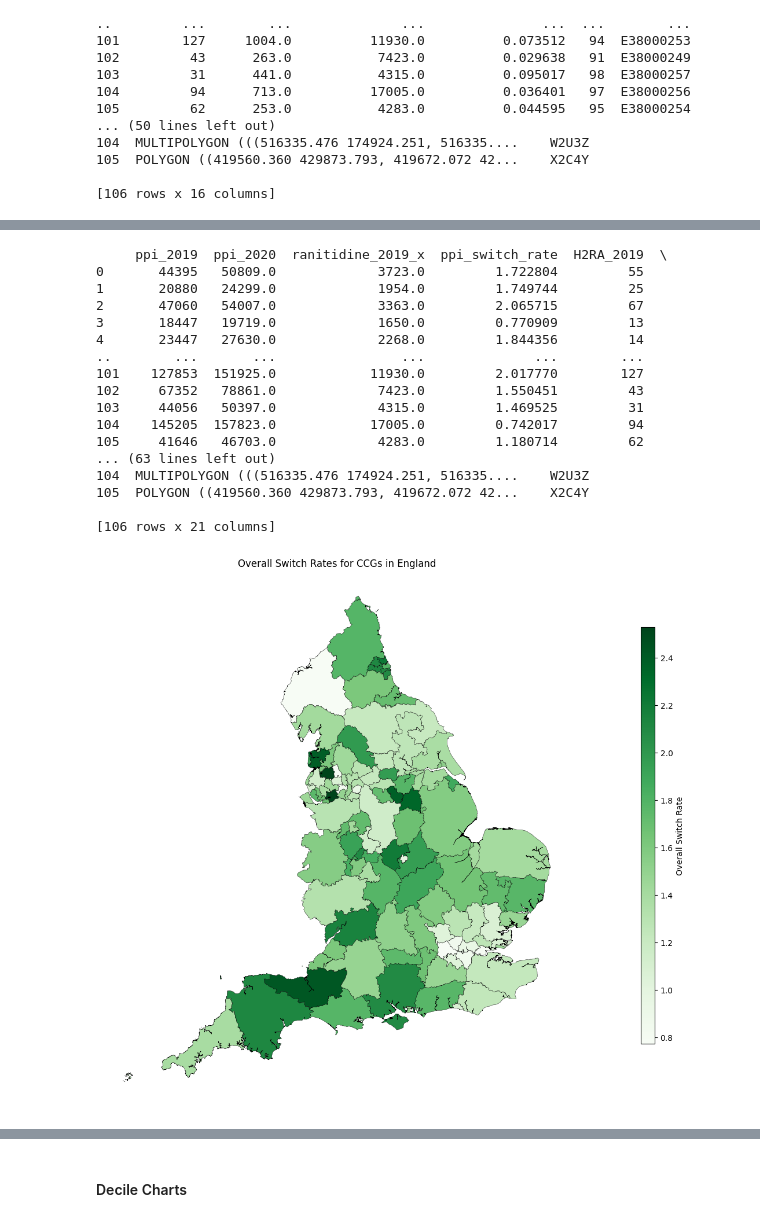
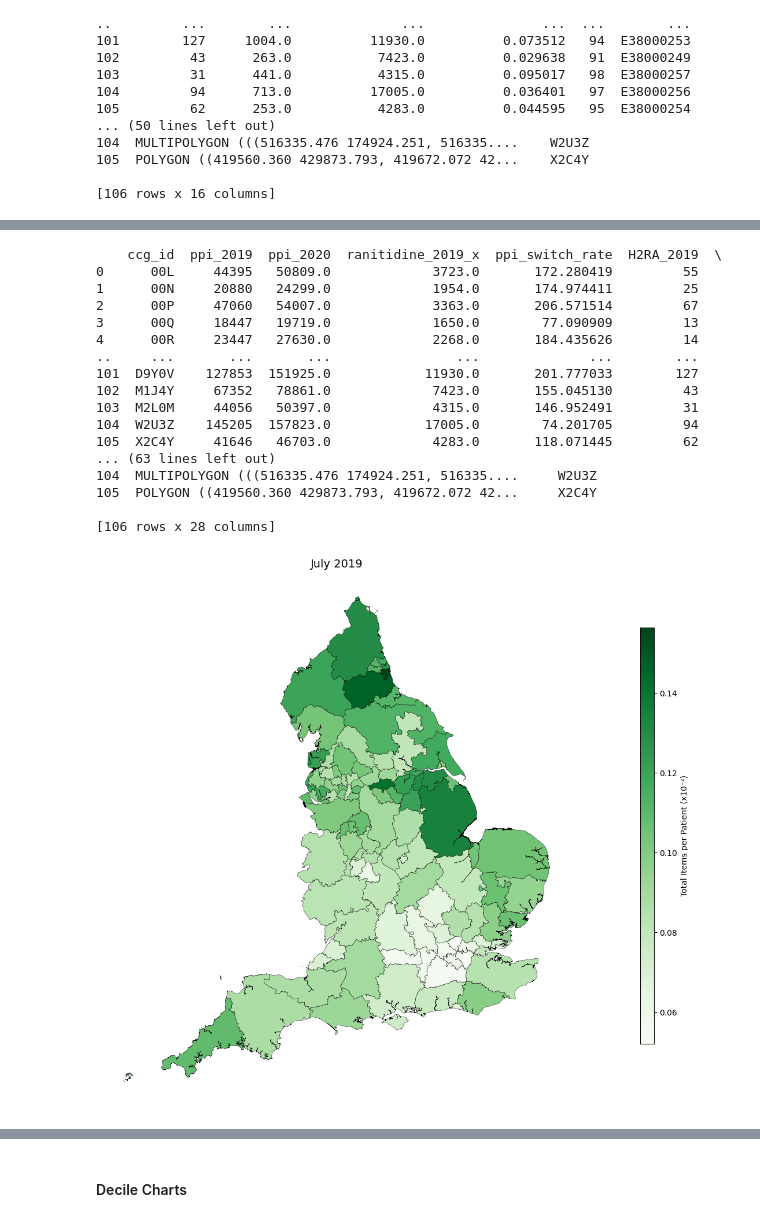
Before and after one commit to avanthika-sivakumar/med-student-omeprazole, a Jupyter notebook: notebooks/Omeprazole shortage.ipynb, the cells around one changed output, grey strips where cells are left out. Saved outputs shown, nothing was run; the diff lists cells and outputs as text; code cells hidden in the pictures.

Commit message:
Label Changes to Graphs
changed labels on graphs and did some calculations for results section

```diff
--- a/notebooks/Omeprazole shortage.ipynb
+++ b/notebooks/Omeprazole shortage.ipynb
@@ -1284,4 +1397,0 @@ patient_numbers.head()
-# %%
-#aggregate patient numbers by CCG
-patient_numbers_ccg = patient_numbers.groupby('CCG_CODE')['NUMBER_OF_PATIENTS'].sum().reset_index()
-print(patient_numbers_ccg)
@@ -1585,7 +1668,10 @@ plt.show()
 # %%
-#Repeating the same for Overall Switch Rate
+#Calculating overall change values
 
-overall_switch_rate = PPI_switch_rate_ccg.merge(H2RA_switch_rate_ccg, left_on='ccg_id', right_on='ccg_id', how='inner')
-overall_switch_rate['switch_rate'] = PPI_switch_rate_ccg['ppi_switch_rate'] + H2RA_switch_rate_ccg['H2RA_switch_rate']
+overall_switch_rate = PPI_switch_rate_ccg.merge(H2RA_switch_rate_ccg, left_on='ccg_id', right_on='ccg_id', how='inner').merge(ranitidine_ccg_2020, on='ccg_id', how='inner')
+overall_switch_rate['overall_2019'] = overall_switch_rate['ppi_2019'] + overall_switch_rate['H2RA_2019'] + overall_switch_rate['ranitidine_2019_x']
+overall_switch_rate['overall_2020'] = overall_switch_rate['ppi_2020'] + overall_switch_rate['H2RA_2020'] + overall_switch_rate['ranitidine_2020']
+
 print (overall_switch_rate)
+print (patient_numbers_ccg)
 # %% [output]
@@ -1608,0 +1695,8 @@ X2C4Y       253.0             4283.0          0.044595     1.225309
+# %%
+#merge with patient data and calculate values per patient
+overall_per_patient = overall_switch_rate.merge(patient_numbers_ccg, left_on='ccg_id', right_on='ccg_id', suffixes=('_left', '_right'), how='left')
+overall_per_patient['2019_per_patient'] = overall_per_patient['overall_2019']/overall_per_patient['total_list_size']
+overall_per_patient['2020_per_patient'] = overall_per_patient['overall_2020']/overall_per_patient['total_list_size']
+overall_per_patient['percentage_change']=(overall_per_patient['2020_per_patient'] - overall_per_patient['2019_per_patient']) * 100/overall_per_patient['2019_per_patient']
+
+print(overall_per_patient)
@@ -1609,52 +1721,58 @@ X2C4Y       253.0             4283.0          0.044595     1.225309
 # %%
-switchrate_maps_gdf = overall_switch_rate.merge(sicbl_gdf, left_on='ccg_id', right_on='ccg_code', how='inner')
+#merge with map data
+switchrate_maps_gdf = overall_per_patient.merge(sicbl_gdf, left_on='ccg_id', right_on='ccg_code', how='inner')
 
 switchrate_maps_gdf = gpd.GeoDataFrame(switchrate_maps_gdf, geometry='geometry')
 
 print (switchrate_maps_gdf)
 # %% [output]
-     ppi_2019  ppi_2020  ranitidine_2019_x  ppi_switch_rate  H2RA_2019  \
-0       44395   50809.0             3723.0         1.722804         55
-1       20880   24299.0             1954.0         1.749744         25
-2       47060   54007.0             3363.0         2.065715         67
-3       18447   19719.0             1650.0         0.770909         13
-4       23447   27630.0             2268.0         1.844356         14
-..        ...       ...                ...              ...        ...
-101    127853  151925.0            11930.0         2.017770        127
-102     67352   78861.0             7423.0         1.550451         43
-103     44056   50397.0             4315.0         1.469525         31
-104    145205  157823.0            17005.0         0.742017         94
-105     41646   46703.0             4283.0         1.180714         62
+    ccg_id  ppi_2019  ppi_2020  ranitidine_2019_x  ppi_switch_rate  H2RA_2019  \
+0      00L     44395   50809.0             3723.0       172.280419         55
+1      00N     20880   24299.0             1954.0       174.974411         25
+2      00P     47060   54007.0             3363.0       206.571514         67
+3      00Q     18447   19719.0             1650.0        77.090909         13
+4      00R     23447   27630.0             2268.0       184.435626         14
+..     ...       ...       ...                ...              ...        ...
+101  D9Y0V    127853  151925.0            11930.0       201.777033        127
+102  M1J4Y     67352   78861.0             7423.0       155.045130         43
+103  M2L0M     44056   50397.0             4315.0       146.952491         31
+104  W2U3Z    145205  157823.0            17005.0        74.201705         94
+105  X2C4Y     41646   46703.0             4283.0       118.071445         62
 ... (63 lines left out)
-104  MULTIPOLYGON (((516335.476 174924.251, 516335....    W2U3Z
-105  POLYGON ((419560.360 429873.793, 419672.072 42...    X2C4Y
+104  MULTIPOLYGON (((516335.476 174924.251, 516335....     W2U3Z
+105  POLYGON ((419560.360 429873.793, 419672.072 42...     X2C4Y
 
-[106 rows x 21 columns]
+[106 rows x 28 columns]
 # %%
-# 17 Create choropleths
+# overall 2019 choropleth
 from matplotlib.ticker import FuncFormatter
 
 #define attributes
 colormap = 'Greens'
-min_value = switchrate_maps_gdf['switch_rate'].min()
-max_value = switchrate_maps_gdf['switch_rate'].max() # maximum value from whichever df has the larger value, to set shared colormap
+min_value = switchrate_maps_gdf['2019_per_patient'].min()
+max_value = switchrate_maps_gdf['2019_per_patient'].max() # maximum value from whichever df has the larger value, to set shared colormap
 
 # Create subplots
 fig, ax = plt.subplots(figsize=(12, 12))
 
 # Plot the CCG choropleth
-switchrate_maps_gdf.plot(ax=ax, column='switch_rate', legend=False, figsize=(12, 12), cmap=colormap, vmin=min_value, vmax=max_value, edgecolor='black', linewidth=0.3).set_axis_off()
-ax.set_title('Overall Switch Rates for CCGs in England')
+switchrate_maps_gdf.plot(ax=ax, column='2019_per_patient', legend=False, figsize=(12, 12), cmap=colormap, vmin=min_value, vmax=max_value, edgecolor='black', linewidth=0.3).set_axis_off()
+ax.set_title('July 2019', fontsize=14)
 
+# Define scientific notation formatter
+def scientific_notation(x, pos):
+    return f"{x *100 :.2f}"
 
 # Add a colorbar and legend
 cax = fig.add_axes([0.95, 0.2, 0.02, 0.6])  # Adjust position as needed
 sm = plt.cm.ScalarMappable(cmap=colormap, norm=plt.Normalize(vmin=min_value, vmax=max_value))  # You can specify the colormap here
-plt.colorbar(sm, cax=cax, label="Overall Switch Rate")
+colorbar = plt.colorbar(sm, cax=cax, label="Total Items per Patient (x10⁻²)")
+colorbar.formatter = FuncFormatter(scientific_notation)  # Apply scientific notation formatter
+colorbar.update_ticks()  # Update ticks with the new format
 
 
 #show the plot and save it
-plt.savefig(os.path.join("..","data","overall_switch_rate.png"), dpi=300)
+plt.savefig(os.path.join("..","data","overall_2019.png"), dpi=300)
 plt.show()
 # %% [output]
-[figure, old version]
+[figure, new version]
```
Also changed, not shown: parts of 45 cells of this notebook, 5 other files.
